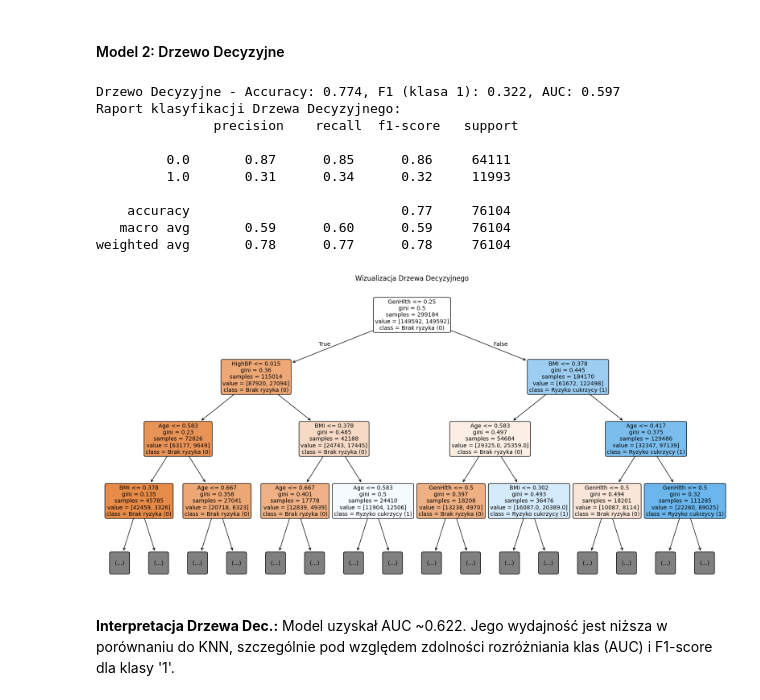
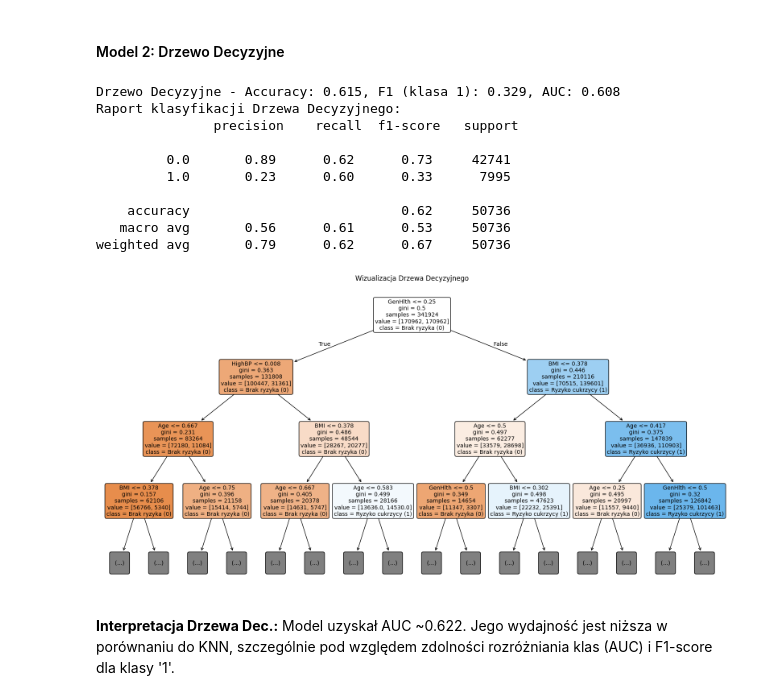
Before and after one commit to kamilPiHub/DiabetesClassification, a Jupyter notebook: KlasyfikacjaRyzykaCukrzycy.ipynb, the cells around one changed output. Cells and saved outputs as stored; diff of their text form; code cells hidden in the pictures.

```diff
--- a/KlasyfikacjaRyzykaCukrzycy.ipynb
+++ b/KlasyfikacjaRyzykaCukrzycy.ipynb
@@ -18,6 +18,7 @@ import os
 
 warnings.filterwarnings('ignore')
 os.environ['LOKY_MAX_CPU_COUNT'] = '4'
+RANDOM_STATE=42
 # %% [markdown]
 # Klasyfikacja ryzyka cukrzycy na podstawie wskaźników zdrowotnych
 # %% [markdown]
@@ -232,9 +262,14 @@ dtype: float64
 # %%
 X = df.drop('Diabetes_012', axis=1)
 y = df['Diabetes_012']
-scaler = MinMaxScaler()
-X_scaled = scaler.fit_transform(X)
-X_scaled = pd.DataFrame(X_scaled, columns=X.columns)
-print("Przeskalowane dane (pierwsze 3 wiersze):")
-print(X_scaled.head(3).round(2))
+X_train, X_test, y_train, y_test = train_test_split(X,y,test_size=0.2,random_state=RANDOM_STATE,stratify=y)
+scaler=MinMaxScaler()
+X_train_scaled=scaler.fit_transform(X_train)
+X_test_scaled=scaler.transform(X_test)
+X_train_scaled = pd.DataFrame(X_train_scaled, columns=X.columns)
+X_test_scaled = pd.DataFrame(X_test_scaled, columns=X.columns)
+print("Przeskalowane dane treingowe (pierwsze 3 wiersze):")
+print(X_train_scaled.head(3).round(2))
+print("Przeskalowane dane testowe (pierwsze 3 wiersze):")
+print(X_test_scaled.head(3).round(2))
 # %% [output]
@@ -327,11 +332,10 @@ Rokach, L. (2010). *Ensemble-based classifiers*. The Data Mining and Knowledge D
 # %% [markdown]
 Najpierw dane zostały podzielone na zbiór treningowy (70%) i testowy (30%). Problem niezbalansowanych klas zaadresowano poprzez zastosowanie techniki SMOTE wyłącznie na zbiorze treningowym, aby uniknąć wycieku danych. SMOTE zrównoważyło klasy w zbiorze treningowym do proporcji 50/50.
 # %%
-X_train, X_test, y_train, y_test = train_test_split(X_scaled, y, test_size=0.3, random_state=42, stratify=y)
-smote = SMOTE(random_state=42)
-X_train_smote, y_train_smote = smote.fit_resample(X_train, y_train)
-print(f"Rozkład klas w y_train: \n{y_train.value_counts(normalize=True).round(2)}")
-print(f"\nRozkład klas w y_train_smote: \n{y_train_smote.value_counts(normalize=True).round(2)}")
+smote = SMOTE(random_state=RANDOM_STATE)
+X_train_resampled, y_train_resampled = smote.fit_resample(X_train_scaled, y_train)
+print(f"Rozkład klas w y_train: \n{y_train.value_counts(normalize=True)}")
+print(f"\nRozkład klas w y_train_smote: \n{y_train_resampled.value_counts(normalize=True)}")
 # %% [output]
 Rozkład klas w y_train:
 Diabetes_012
@@ -351,7 +355,7 @@ Modele zostały wytrenowane na zbalansowanym zbiorze treningowym (`X_train_smote
 #### Model 1: kNN (k=5)
 # %%
 model_knn = KNeighborsClassifier(n_neighbors=5)
-model_knn.fit(X_train_smote, y_train_smote)
+model_knn.fit(X_train_resampled, y_train_resampled)
 y_pred_knn = model_knn.predict(X_test)
 y_proba_knn = model_knn.predict_proba(X_test)[:, 1]
 print(f"kNN - Accuracy: {accuracy_score(y_test, y_pred_knn):.3f}, F1 (klasa 1): {f1_score(y_test, y_pred_knn):.3f}, AUC: {roc_auc_score(y_test, y_proba_knn):.3f}")
@@ -373,34 +377,34 @@ weighted avg       0.81      0.70      0.74     76104
 #### Model 2: Drzewo Decyzyjne
 # %%
 model_dt = DecisionTreeClassifier(random_state=42)
-model_dt.fit(X_train_smote, y_train_smote)
+model_dt.fit(X_train_resampled, y_train_resampled)
 y_pred_dt = model_dt.predict(X_test)
 y_proba_dt = model_dt.predict_proba(X_test)[:, 1]
 print(f"Drzewo Decyzyjne - Accuracy: {accuracy_score(y_test, y_pred_dt):.3f}, F1 (klasa 1): {f1_score(y_test, y_pred_dt):.3f}, AUC: {roc_auc_score(y_test, y_proba_dt):.3f}")
 print("Raport klasyfikacji Drzewa Decyzyjnego:\n", classification_report(y_test, y_pred_dt))
 
 plt.figure(figsize=(20,10))
 plot_tree(model_dt,
-          feature_names=X_train_smote.columns,
+          feature_names=X_train_resampled.columns,
           class_names=['Brak ryzyka (0)', 'Ryzyko cukrzycy (1)'],
           filled=True,
           rounded=True,
           fontsize=10,
           max_depth=3)
 plt.title("Wizualizacja Drzewa Decyzyjnego")
 plt.show()
 # %% [output]
-Drzewo Decyzyjne - Accuracy: 0.774, F1 (klasa 1): 0.322, AUC: 0.597
+Drzewo Decyzyjne - Accuracy: 0.615, F1 (klasa 1): 0.329, AUC: 0.608
 Raport klasyfikacji Drzewa Decyzyjnego:
                precision    recall  f1-score   support
 
-         0.0       0.87      0.85      0.86     64111
-         1.0       0.31      0.34      0.32     11993
+         0.0       0.89      0.62      0.73     42741
+         1.0       0.23      0.60      0.33      7995
 
-    accuracy                           0.77     76104
-   macro avg       0.59      0.60      0.59     76104
-weighted avg       0.78      0.77      0.78     76104
+    accuracy                           0.62     50736
+   macro avg       0.56      0.61      0.53     50736
+weighted avg       0.79      0.62      0.67     50736
-[figure, old version]
+[figure, new version]
 # %% [markdown]
 **Interpretacja Drzewa Dec.:** Model uzyskał AUC ~0.622. Jego wydajność jest niższa w porównaniu do KNN, szczególnie pod względem zdolności rozróżniania klas (AUC) i F1-score dla klasy '1'.
 # %% [markdown]
```
Also changed, not shown: parts of 22 cells of this notebook.
